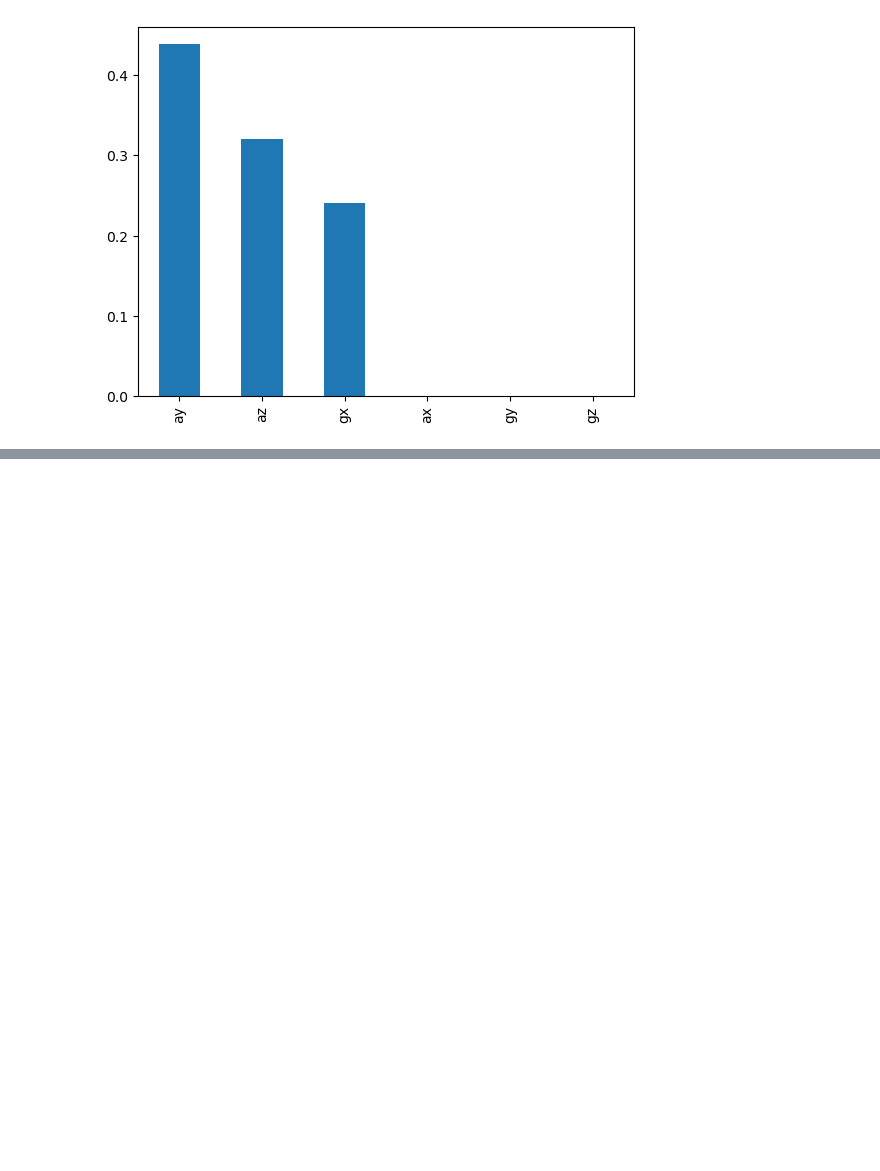
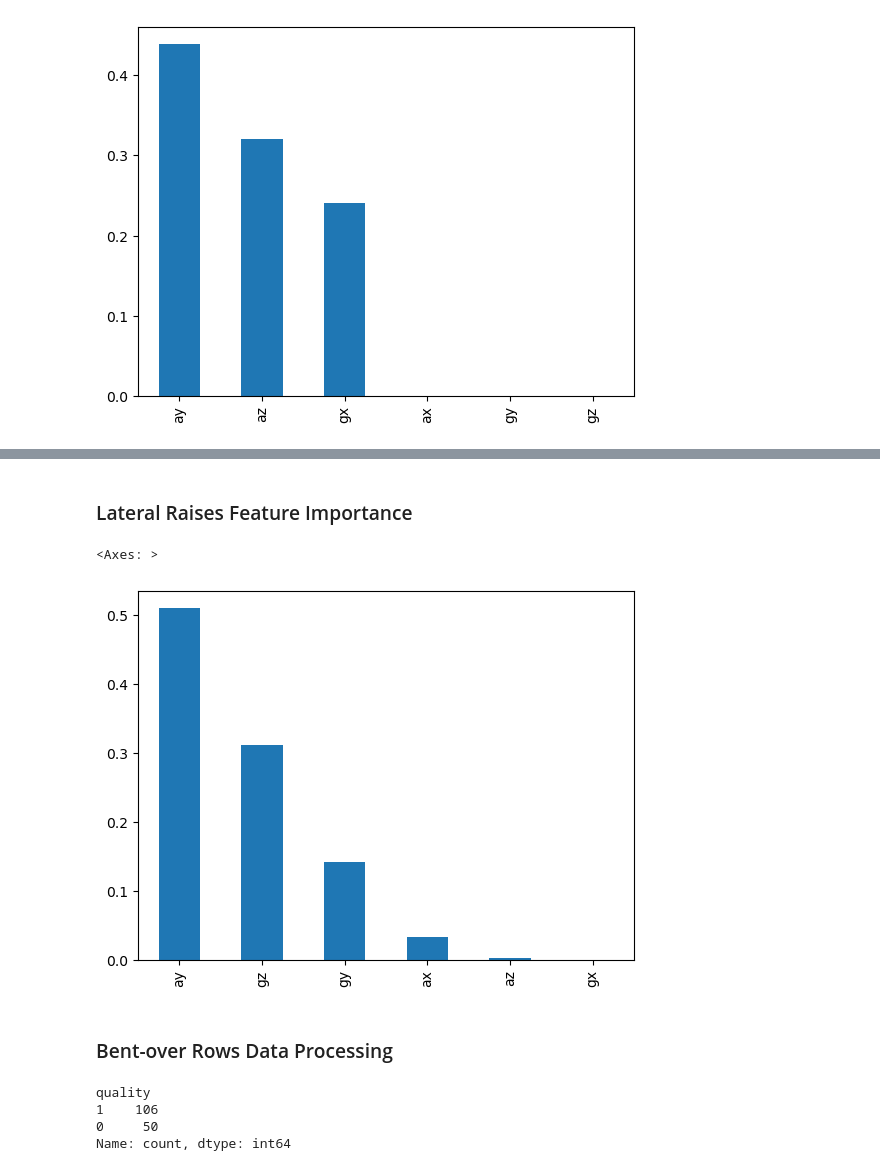
Before and after one commit to NES-Team/form-factor, a Jupyter notebook: decision_trees.ipynb, the cells around one changed output, grey strips where cells are left out. Cells and saved outputs as stored; diff of their text form; code cells hidden in the pictures; blank space fills up the shorter version.

```diff
--- a/decision_trees.ipynb
+++ b/decision_trees.ipynb
@@ -333,0 +452,11 @@ imp_pd.plot.bar()
+# %% [markdown]
+### Lateral Raises Feature Importance
+# %%
+imp_pd = pd.Series(data = clf.feature_importances_ ,index = feature_names)
+imp_pd= imp_pd.sort_values(ascending=False)
+imp_pd.plot.bar()
+# %% [output]
+<Axes: >
+[figure, added]
+# %% [markdown]
+### Bent-over Rows Data Processing
@@ -333,0 +492,7 @@ imp_pd.plot.bar()
+# %%
+target.value_counts()
+# %% [output]
+quality
+1    106
+0     50
+Name: count, dtype: int64
```
Also changed, not shown: parts of 19 cells of this notebook.
